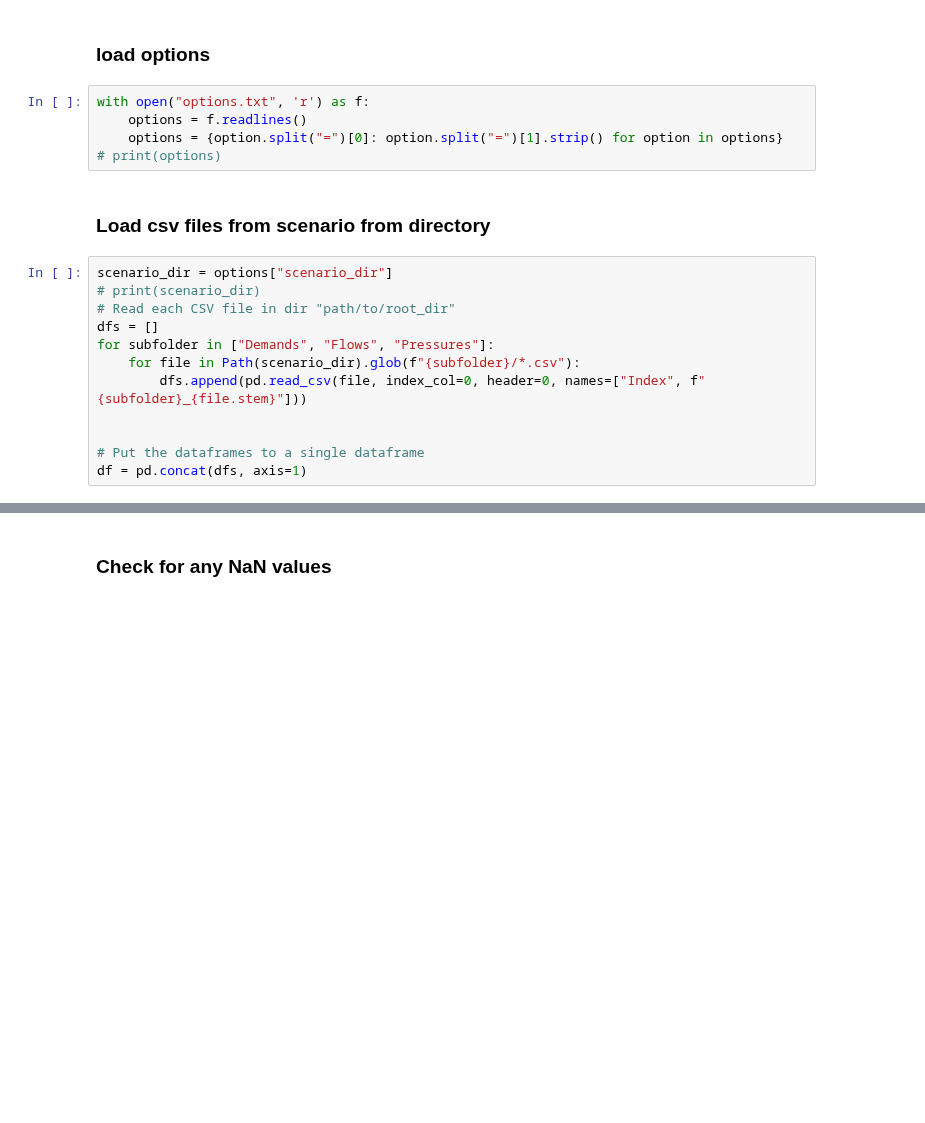
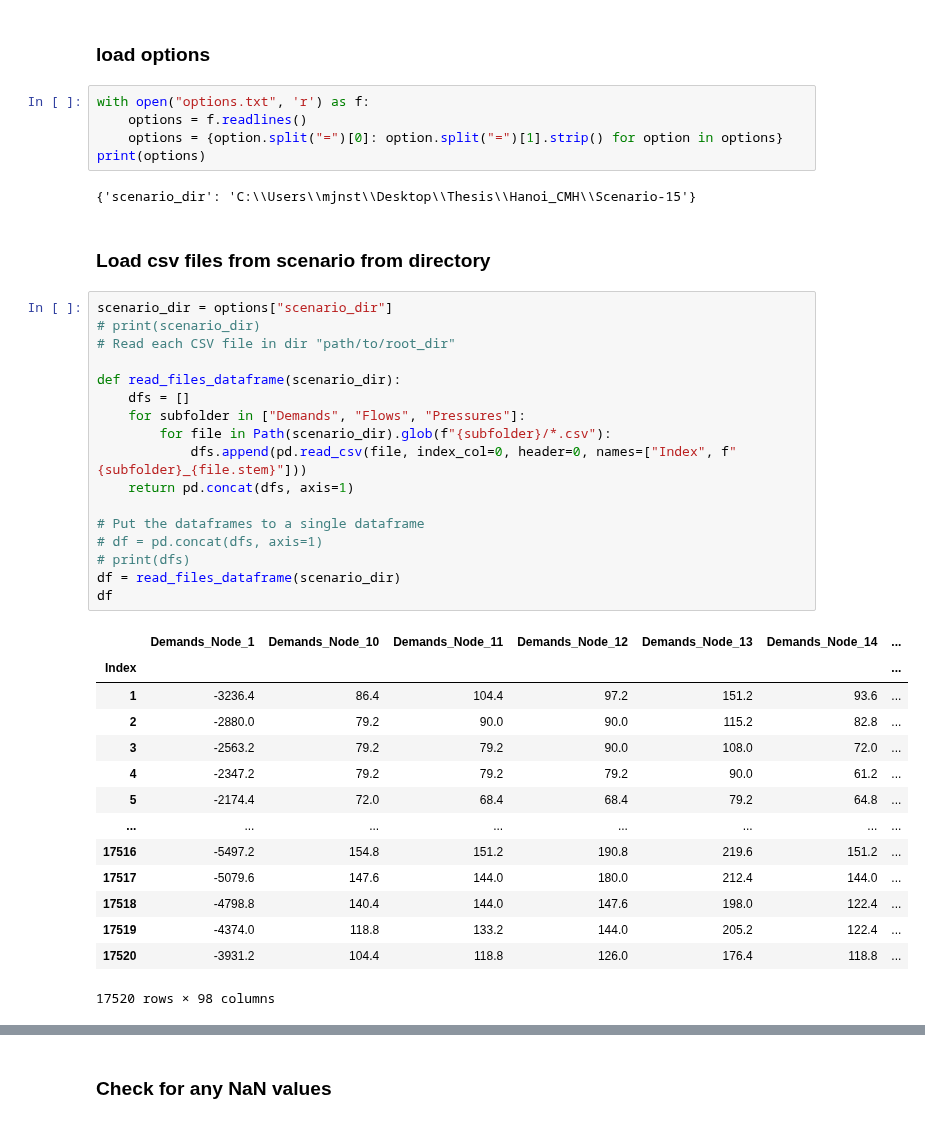
Before and after one commit to Mjnstag/IS-thesis-pattern-extraction, a Jupyter notebook: data_import.ipynb, the cells around one changed output, grey strips where cells are left out. Cells and saved outputs as stored; diff of their text form; blank space fills up the shorter version.

```diff
--- a/data_import.ipynb
+++ b/data_import.ipynb
@@ -13,18 +13,40 @@ from sklearn.preprocessing import StandardScaler
 with open("options.txt", 'r') as f:
     options = f.readlines()
     options = {option.split("=")[0]: option.split("=")[1].strip() for option in options}
-# print(options)
+print(options)
+# %% [output]
+{'scenario_dir': 'C:\\Users\\mjnst\\Desktop\\Thesis\\Hanoi_CMH\\Scenario-15'}
 # %% [markdown]
 ### Load csv files from scenario from directory
 # %%
 scenario_dir = options["scenario_dir"]
 # print(scenario_dir)
 # Read each CSV file in dir "path/to/root_dir"
-dfs = []
-for subfolder in ["Demands", "Flows", "Pressures"]:
-    for file in Path(scenario_dir).glob(f"{subfolder}/*.csv"):
-        dfs.append(pd.read_csv(file, index_col=0, header=0, names=["Index", f"{subfolder}_{file.stem}"]))
 
+def read_files_dataframe(scenario_dir):
+    dfs = []
+    for subfolder in ["Demands", "Flows", "Pressures"]:
+        for file in Path(scenario_dir).glob(f"{subfolder}/*.csv"):
+            dfs.append(pd.read_csv(file, index_col=0, header=0, names=["Index", f"{subfolder}_{file.stem}"]))
+    return pd.concat(dfs, axis=1)
 
 # Put the dataframes to a single dataframe
-df = pd.concat(dfs, axis=1)
+# df = pd.concat(dfs, axis=1)
+# print(dfs)
+df = read_files_dataframe(scenario_dir)
+df
+# %% [output]
+|  | Demands_Node_1 | Demands_Node_10 | Demands_Node_11 | Demands_Node_12 | Demands_Node_13 | Demands_Node_14 | ... |
+| Index |  |  |  |  |  |  | ... |
+| 1 | -3236.4 | 86.4 | 104.4 | 97.2 | 151.2 | 93.6 | ... |
+| 2 | -2880.0 | 79.2 | 90.0 | 90.0 | 115.2 | 82.8 | ... |
+| 3 | -2563.2 | 79.2 | 79.2 | 90.0 | 108.0 | 72.0 | ... |
+| 4 | -2347.2 | 79.2 | 79.2 | 79.2 | 90.0 | 61.2 | ... |
+| 5 | -2174.4 | 72.0 | 68.4 | 68.4 | 79.2 | 64.8 | ... |
+| ... | ... | ... | ... | ... | ... | ... | ... |
+| 17516 | -5497.2 | 154.8 | 151.2 | 190.8 | 219.6 | 151.2 | ... |
+| 17517 | -5079.6 | 147.6 | 144.0 | 180.0 | 212.4 | 144.0 | ... |
+| 17518 | -4798.8 | 140.4 | 144.0 | 147.6 | 198.0 | 122.4 | ... |
+| 17519 | -4374.0 | 118.8 | 133.2 | 144.0 | 205.2 | 122.4 | ... |
+| 17520 | -3931.2 | 104.4 | 118.8 | 126.0 | 176.4 | 118.8 | ... |
+17520 rows × 98 columns
```
Also changed, not shown: parts of 8 cells of this notebook.
